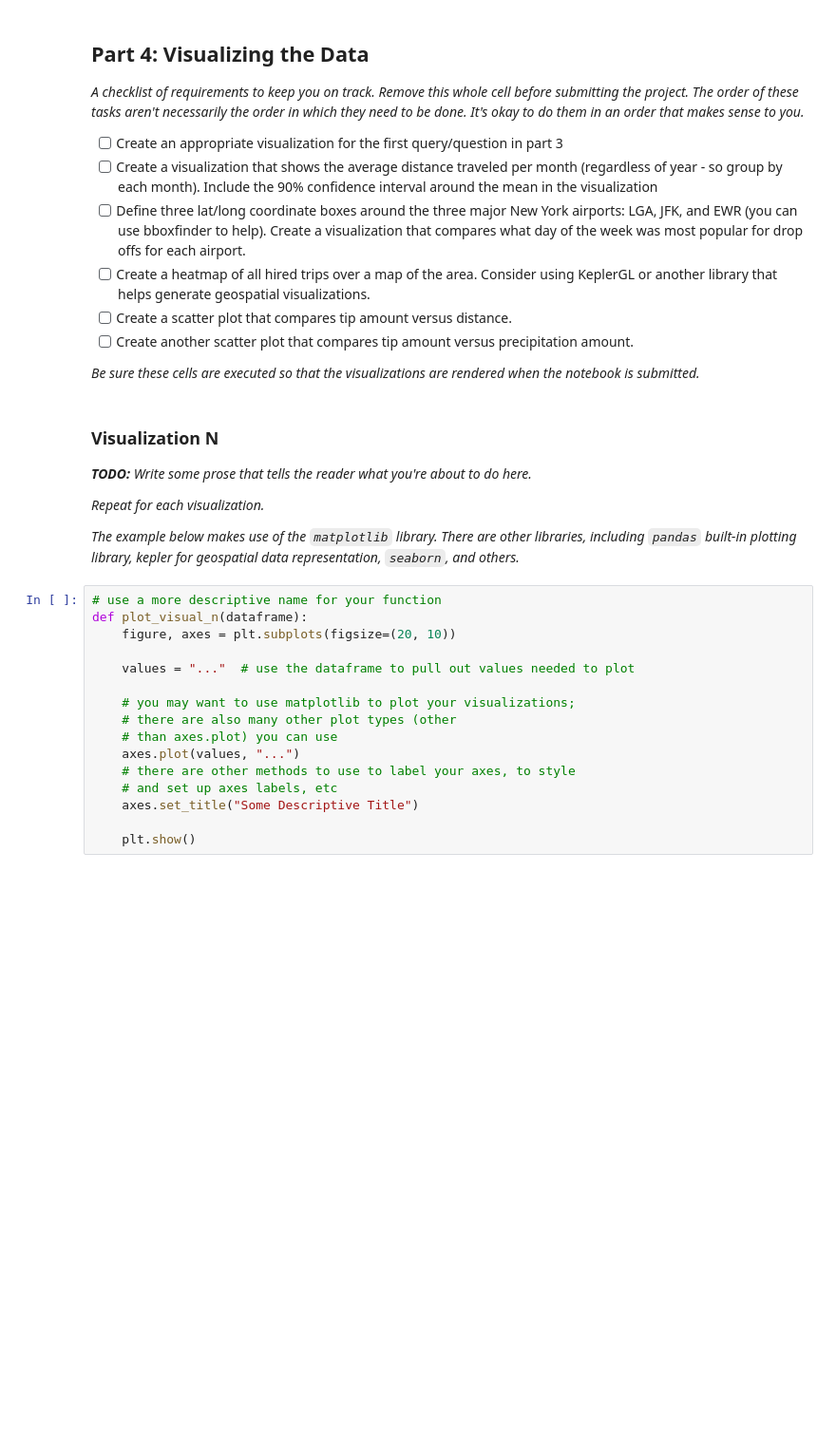
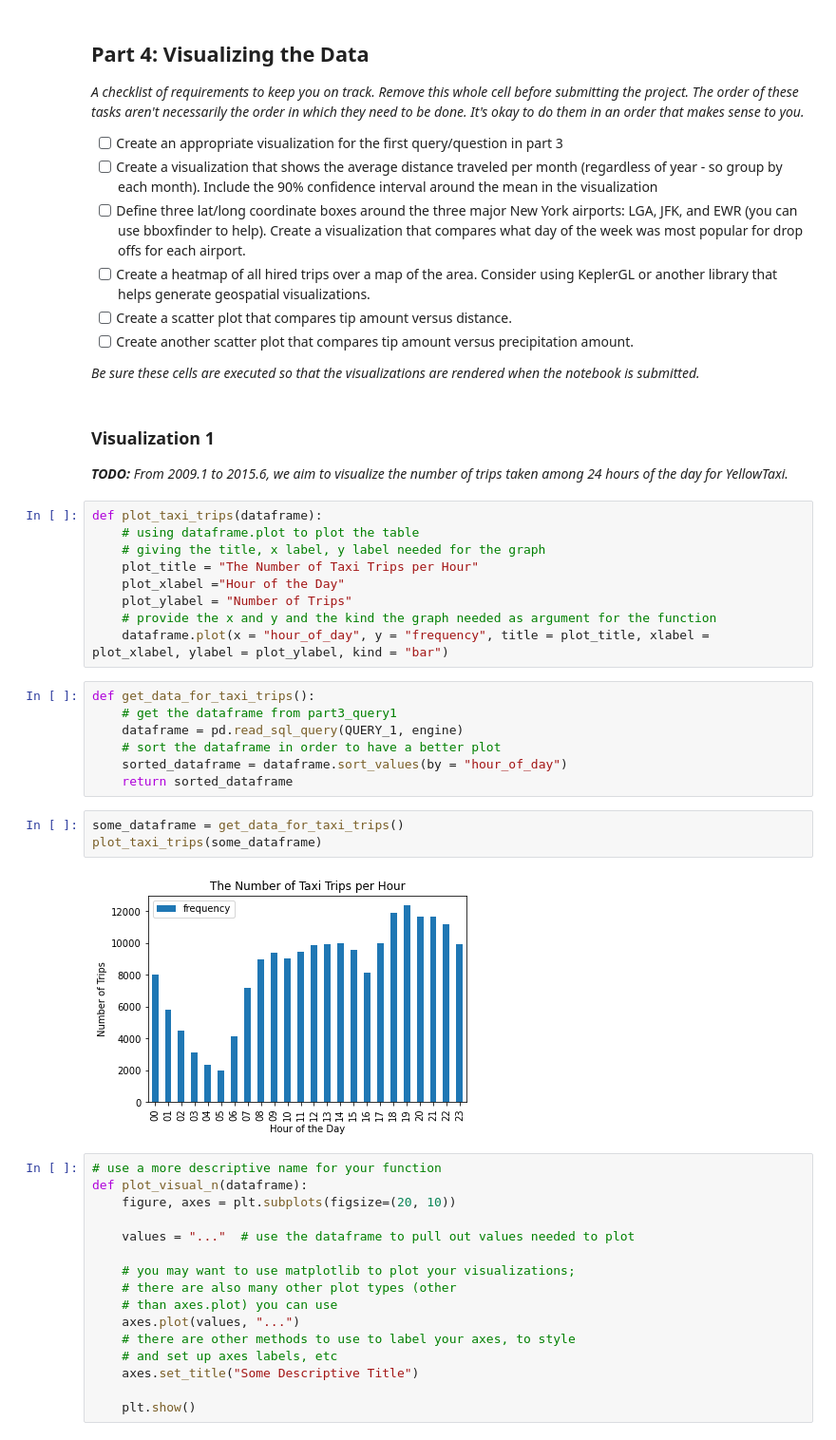
Before and after one commit to Yujdd/4501FP, a Jupyter notebook: Group7_FP.ipynb, the cells around one changed output. Shown at 95% size. Drawn from its saved outputs; the diff is of its cells as text; blank space fills up the shorter version.

Commit message:
updated visualization 1

```diff
--- a/Group7_FP.ipynb
+++ b/Group7_FP.ipynb
@@ -509,13 +554,30 @@ _A checklist of requirements to keep you on track. Remove this whole cell before
 
 _Be sure these cells are executed so that the visualizations are rendered when the notebook is submitted._
 # %% [markdown]
-### Visualization N
+### Visualization 1
 
-_**TODO:** Write some prose that tells the reader what you're about to do here._
-
-_Repeat for each visualization._
-
-_The example below makes use of the `matplotlib` library. There are other libraries, including `pandas` built-in plotting library, kepler for geospatial data representation, `seaborn`, and others._
+_**TODO:** From 2009.1 to 2015.6, we aim to visualize the number of trips taken among 24 hours of the day for YellowTaxi._
+# %%
+def plot_taxi_trips(dataframe):
+    # using dataframe.plot to plot the table
+    # giving the title, x label, y label needed for the graph
+    plot_title = "The Number of Taxi Trips per Hour"
+    plot_xlabel ="Hour of the Day"
+    plot_ylabel = "Number of Trips"
+    # provide the x and y and the kind the graph needed as argument for the function
+    dataframe.plot(x = "hour_of_day", y = "frequency", title = plot_title, xlabel = plot_xlabel, ylabel = plot_ylabel, kind = "bar")
+# %%
+def get_data_for_taxi_trips():
+    # get the dataframe from part3_query1
+    dataframe = pd.read_sql_query(QUERY_1, engine)
+    # sort the dataframe in order to have a better plot
+    sorted_dataframe = dataframe.sort_values(by = "hour_of_day")
+    return sorted_dataframe
+# %%
+some_dataframe = get_data_for_taxi_trips()
+plot_taxi_trips(some_dataframe)
+# %% [output]
+[figure, added]
 # %%
 # use a more descriptive name for your function
 def plot_visual_n(dataframe):
```
Also changed, not shown: parts of 22 cells of this notebook.
